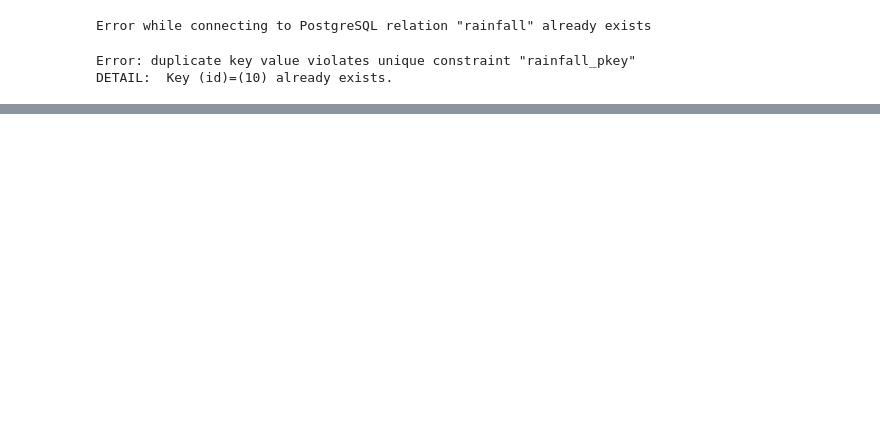
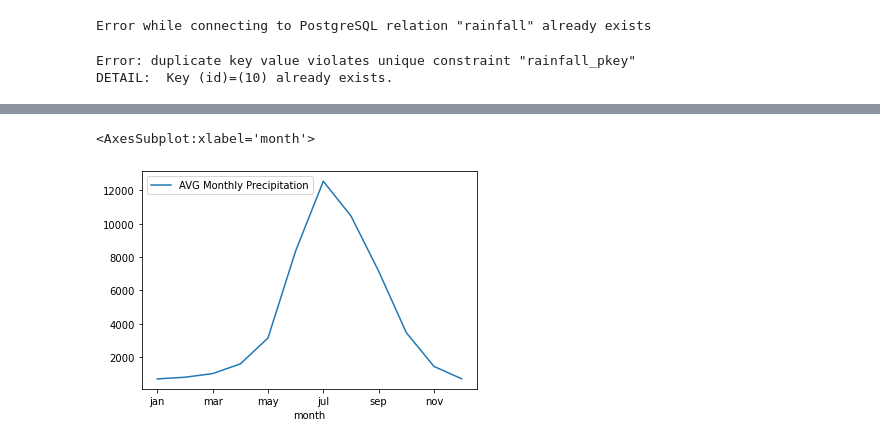
Before and after one commit to x21176671/projG, a Jupyter notebook: Postgresql-Rain-Copy2.ipynb, the cells around one changed output, grey strips where cells are left out. Drawn from its saved outputs; the diff is of its cells as text; code cells hidden in the pictures; blank space fills up the shorter version.

```diff
--- a/Postgresql-Rain-Copy2.ipynb
+++ b/Postgresql-Rain-Copy2.ipynb
@@ -214,0 +238,2 @@ fig.show()
+# %%
+total = total.drop('AVG Yearly Precipitation', 1)
@@ -214,0 +242,2 @@ fig.show()
+# %%
+total.index.name = None
@@ -214,0 +249,2 @@ fig.show()
+# %%
+total=total.swapaxes(axis1="index", axis2="columns")
@@ -214,0 +253,2 @@ fig.show()
+# %%
+total.index.rename('month', inplace=True)
@@ -214,0 +272,5 @@ fig.show()
+# %%
+total.plot(y='AVG Monthly Precipitation', use_index=True)
+# %% [output]
+<AxesSubplot:xlabel='month'>
+[figure, added]
```
Also changed, not shown: parts of 25 cells of this notebook.
